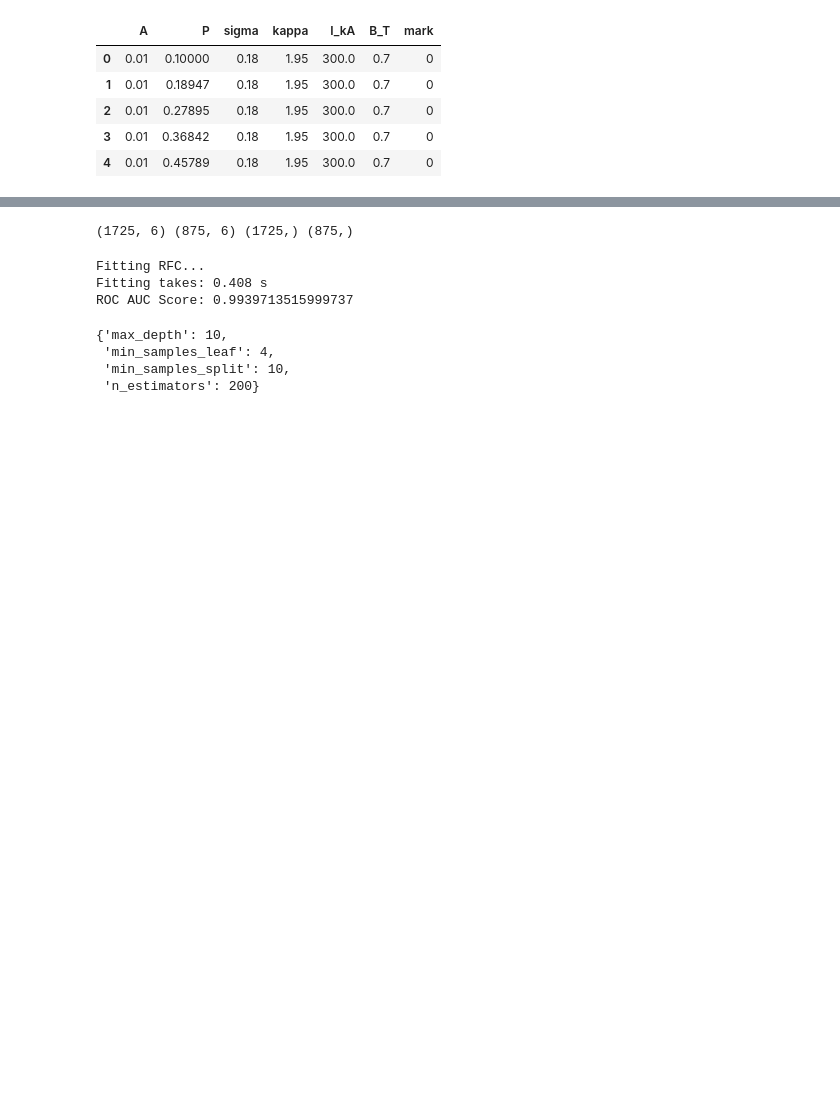
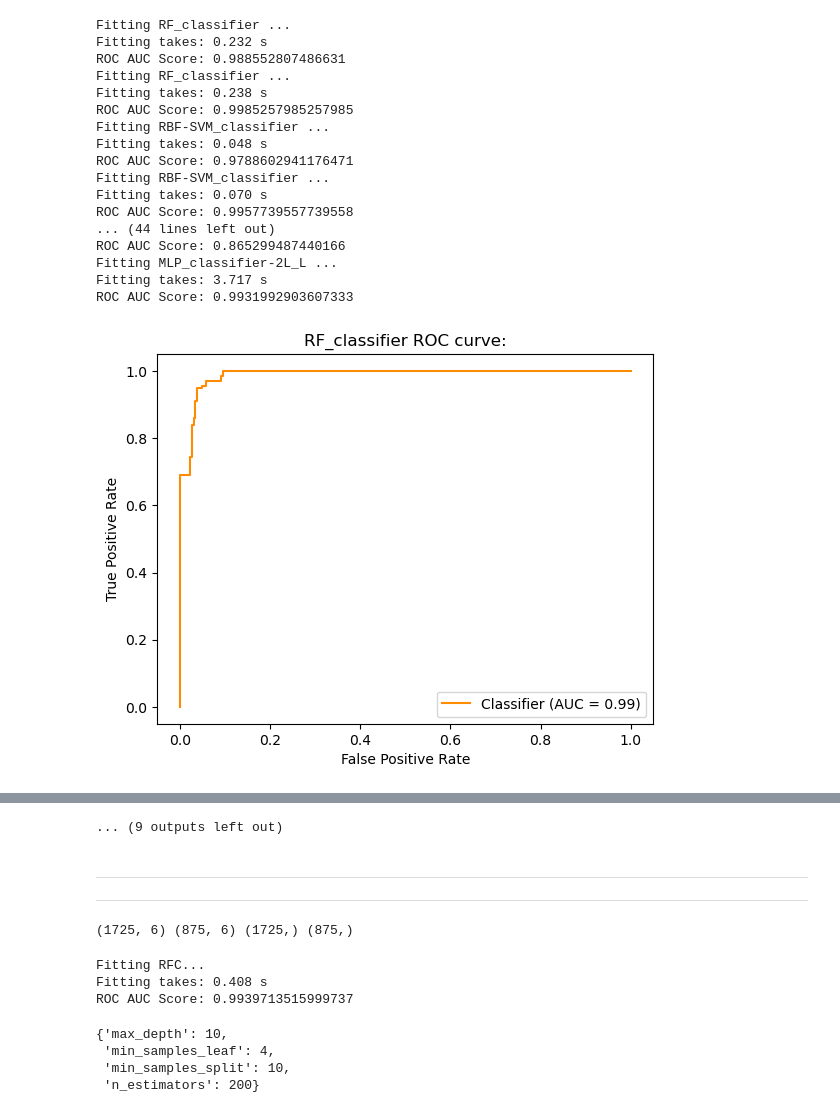
Before and after one commit to feodorrussia/PB_modeling, a Jupyter notebook: Predict Peeling-Ballooning Mode/Test_clf_1.ipynb, the cells around one changed output, grey strips where cells are left out. Saved outputs shown, nothing was run; the diff lists cells and outputs as text; code cells hidden in the pictures; blank space fills up the shorter version.

Commit message:
Update Test_clf_1.ipynb
Made education pipeline

```diff
--- a/Predict Peeling-Ballooning Mode/Test_clf_1.ipynb
+++ b/Predict Peeling-Ballooning Mode/Test_clf_1.ipynb
@@ -7,11 +51,6 @@ from matplotlib.ticker import AutoMinorLocator
 # %%
-train_data = pd.read_csv("data/train_set.csv")
-test_data = pd.read_csv("data/test_set.csv")
-train_data.head()
+train_data = pd.read_csv("data/train_wo_aug_set.csv")
+test_data = pd.read_csv("data/test_wo_aug_set.csv")
+
+train_aug_data = pd.read_csv("data/train_set.csv")
+test_aug_data = pd.read_csv("data/test_set.csv")
-# %% [output]
-|  | A | P | sigma | kappa | I_kA | B_T | mark |
-| 0 | 0.01 | 0.10000 | 0.18 | 1.95 | 300.0 | 0.7 | 0 |
-| 1 | 0.01 | 0.18947 | 0.18 | 1.95 | 300.0 | 0.7 | 0 |
-| 2 | 0.01 | 0.27895 | 0.18 | 1.95 | 300.0 | 0.7 | 0 |
-| 3 | 0.01 | 0.36842 | 0.18 | 1.95 | 300.0 | 0.7 | 0 |
-| 4 | 0.01 | 0.45789 | 0.18 | 1.95 | 300.0 | 0.7 | 0 |
@@ -17,0 +92,37 @@ train_data.head()
+# %%
+dir = "../Modeling Piling-Ballon Mode/models/"  # "models/"
+
+for ds_cnt, ds in enumerate(datasets):
+    X_train, X_test, y_train, y_test, name_ds = ds
+
+    X, y = np.concatenate([X_train, X_test]), np.concatenate([y_train, y_test])
+    X_train_, X_test_, y_train_, y_test_ = train_test_split(X, y, test_size=0.2, random_state=42)
+
+    for name, clf in zip(names, classifiers):
+        clf_pl_1 = make_pipeline(StandardScaler(), clf)
+        fit_eval(clf_pl_1, X_train, y_train, X_test, y_test, name)
+
+        clf_pl_2 = make_pipeline(StandardScaler(), clf)
+        fit_eval(clf_pl_2, X_train_, y_train_, X_test_, y_test_, name)
+
+        dump(clf_pl_1, f'{dir}{name}-{name_ds}-{indexes[0]}.joblib')
+        dump(clf_pl_2, f'{dir}{name}-{name_ds}-{indexes[1]}.joblib')
+# %% [output]
+Fitting RF_classifier ...
+Fitting takes: 0.232 s
+ROC AUC Score: 0.988552807486631
+Fitting RF_classifier ...
+Fitting takes: 0.238 s
+ROC AUC Score: 0.9985257985257985
+Fitting RBF-SVM_classifier ...
+Fitting takes: 0.048 s
+ROC AUC Score: 0.9788602941176471
+Fitting RBF-SVM_classifier ...
+Fitting takes: 0.070 s
+ROC AUC Score: 0.9957739557739558
+... (44 lines left out)
+ROC AUC Score: 0.865299487440166
+Fitting MLP_classifier-2L_L ...
+Fitting takes: 3.717 s
+ROC AUC Score: 0.9931992903607333
+[figure, added]
@@ -18 +139,5 @@ train_data.head()
+... (9 outputs left out)
+# %% [markdown]
+---
+---
 # %%
```
Also changed, not shown: parts of 9 cells of this notebook.
